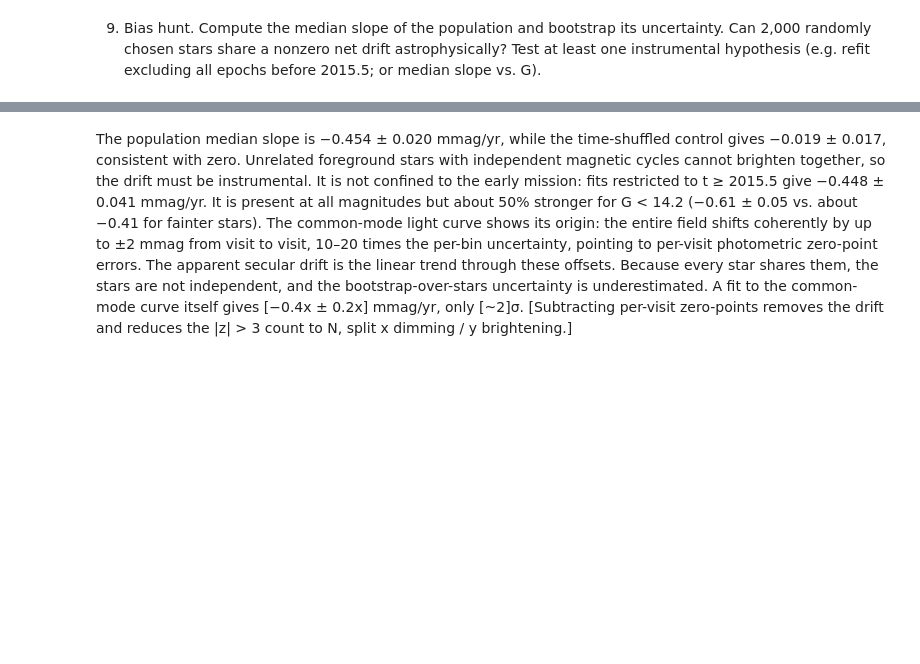
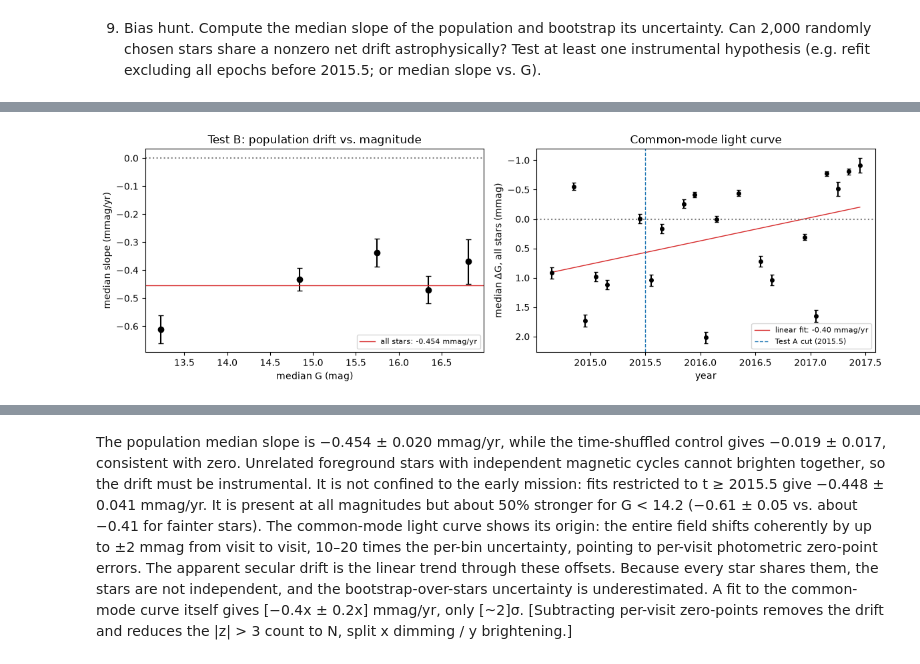
Before and after one commit to Y1nfinity/Astrostatistics, a Jupyter notebook: Gaiadata.ipynb, the cells around one changed output, grey strips where cells are left out. Saved outputs shown, nothing was run; the diff lists cells and outputs as text; code cells hidden in the pictures; blank space fills up the shorter version.

```diff
--- a/Gaiadata.ipynb
+++ b/Gaiadata.ipynb
@@ -158,16 +164,0 @@ max rel diff, cov:  2.3747167024180376e-15
-# %%
-def fit_all(f=0.0, perms=None):
-    s, sig = np.empty(N), np.empty(N)
-    for i, (a, k) in enumerate(zip(start, n)):
-        r = df[a:a+k]
-        m, e = r["gmag"], np.sqrt(r["gmag_err"]**2 + f**2)
-        if perms is not None:
-            m, e = m[perms[i]], e[perms[i]]   # shuffle (mag, err) pairs vs. time
-        beta, C = wls(r["t_year"] - T0, m, e)
-        s[i], sig[i] = beta[0], np.sqrt(C[0, 0])
-    return s, sig
-
-slopes, sig = fit_all()
-z = slopes / sig
-
-np.savez("task5_slopes.npz", source_id=ids, slope=slopes, sig=sig, z=z, g_med=g_med, n=n)
@@ -439,0 +357,67 @@ Test B: median slope by magnitude
+# %%
+# Population median slope, and the shuffled null check
+med_real, err_real = boot_median(slopes_c)
+med_sh, err_sh = boot_median(slopes_shc)
+baseline = lc["t_year"].max() - lc["t_year"].min()
+print(f"median slope (real):     {MMAG*med_real:+.3f} ± {MMAG*err_real:.3f} mmag/yr  ({med_real/err_real:+.1f}σ)")
+print(f"median slope (shuffled): {MMAG*med_sh:+.3f} ± {MMAG*err_sh:.3f} mmag/yr  ({med_sh/err_sh:+.1f}σ)")
+print(f"implied change over baseline: {MMAG*med_real*baseline:+.2f} mmag")
+
+# Instrumental test A: drop epochs before 2015.5
+slopes_late = slopes_after(lc, star_start, n_epochs, T0, tmin=2015.5, f=f_best)
+kept = np.isfinite(slopes_late)
+med_late, err_late = boot_median(slopes_late[kept])
+med_same, err_same = boot_median(slopes_c[kept])      # same stars, full baseline, for a fair comparison
+print(f"\nTest A: {kept.sum()} of {n_stars} stars keep >= 10 epochs and >= 1 yr after 2015.5")
+print(f"  full baseline (same stars): {MMAG*med_same:+.3f} ± {MMAG*err_same:.3f} mmag/yr")
+print(f"  t >= 2015.5 only:           {MMAG*med_late:+.3f} ± {MMAG*err_late:.3f} mmag/yr  ({med_late/err_late:+.1f}σ)")
+
+#Instrumental test B: median slope vs. G (quintiles from task 8)
+gbin_g, gbin_med, gbin_err = [], [], []
+print("\nTest B: median slope by magnitude")
+for bin_idx in range(5):
+    in_bin = g_bin == bin_idx
+    med_b, err_b = boot_median(slopes_c[in_bin])
+    gbin_g.append(np.median(g_med[in_bin])); gbin_med.append(MMAG * med_b); gbin_err.append(MMAG * err_b)
+    print(f"  G {g_edges[bin_idx]:5.2f}–{g_edges[bin_idx+1]:5.2f} (N = {in_bin.sum()}): {MMAG*med_b:+.3f} ± {MMAG*err_b:.3f} mmag/yr")
+
+#Common-mode light curve: when does the population move?
+resid_all = lc["gmag"] - np.repeat(g_med, n_epochs)   # each epoch minus its star's median
+t_all = lc["t_year"]
+t_edges = np.arange(2014.6, 2017.5, 0.1)
+cm_t, cm_mmag, cm_err = [], [], []
+for lo, hi in zip(t_edges[:-1], t_edges[1:]):
+    in_bin = (t_all >= lo) & (t_all < hi)
+    if in_bin.sum() < 50:
+        continue
+    cm_t.append(0.5 * (lo + hi))
+    cm_mmag.append(MMAG * np.median(resid_all[in_bin]))
+    cm_err.append(MMAG * 1.2533 * rwidth(resid_all[in_bin]) / np.sqrt(in_bin.sum()))
+cm_t, cm_mmag, cm_err = map(np.array, (cm_t, cm_mmag, cm_err))
+
+# Slope of the common-mode curve itself. cov=True (scaled) is right here: the per-bin error bars
+# omit the visit-to-visit offsets, so the scatter of the points must set the uncertainty.
+p_cm, C_cm = np.polyfit(cm_t - T0, cm_mmag, 1, cov=True)
+print(f"\ncommon-mode slope: {p_cm[0]:+.3f} ± {np.sqrt(C_cm[0, 0]):.3f} mmag/yr "
+      f"({p_cm[0]/np.sqrt(C_cm[0, 0]):+.1f}σ, {len(cm_t)} time bins)")
+
+# Graphics
+fig, (ax_g, ax_cm) = plt.subplots(1, 2, figsize=(12, 4))
+ax_g.errorbar(gbin_g, gbin_med, yerr=gbin_err, fmt="o", color="k", capsize=3)
+ax_g.axhline(0, color="grey", ls=":")
+ax_g.axhline(MMAG * med_real, color="C3", lw=1, label=f"all stars: {MMAG*med_real:+.3f} mmag/yr")
+ax_g.set_xlabel("median G (mag)"); ax_g.set_ylabel("median slope (mmag/yr)")
+ax_g.set_title("Test B: population drift vs. magnitude"); ax_g.legend(fontsize=8)
+
+ax_cm.errorbar(cm_t, cm_mmag, yerr=cm_err, fmt="o", color="k", ms=4, capsize=2)
+t_line = np.linspace(cm_t.min(), cm_t.max(), 2)
+ax_cm.plot(t_line, np.polyval(p_cm, t_line - T0), "C3", lw=1, label=f"linear fit: {p_cm[0]:+.2f} mmag/yr")
+ax_cm.axhline(0, color="grey", ls=":")
+ax_cm.axvline(2015.5, color="C0", ls="--", lw=1, label="Test A cut (2015.5)")
+ax_cm.invert_yaxis()                                  # brighter = up
+ax_cm.set_xlabel("year"); ax_cm.set_ylabel("median ΔG, all stars (mmag)")
+ax_cm.set_title("Common-mode light curve"); ax_cm.legend(fontsize=8)
+fig.tight_layout()
+fig.savefig("task9_bias.pdf", bbox_inches="tight")
+plt.show()
+# %% [output]
@@ -439,0 +440 @@ Test B: median slope by magnitude
+[figure, added]
```
Also changed, not shown: parts of 21 cells of this notebook, 8 other files.
